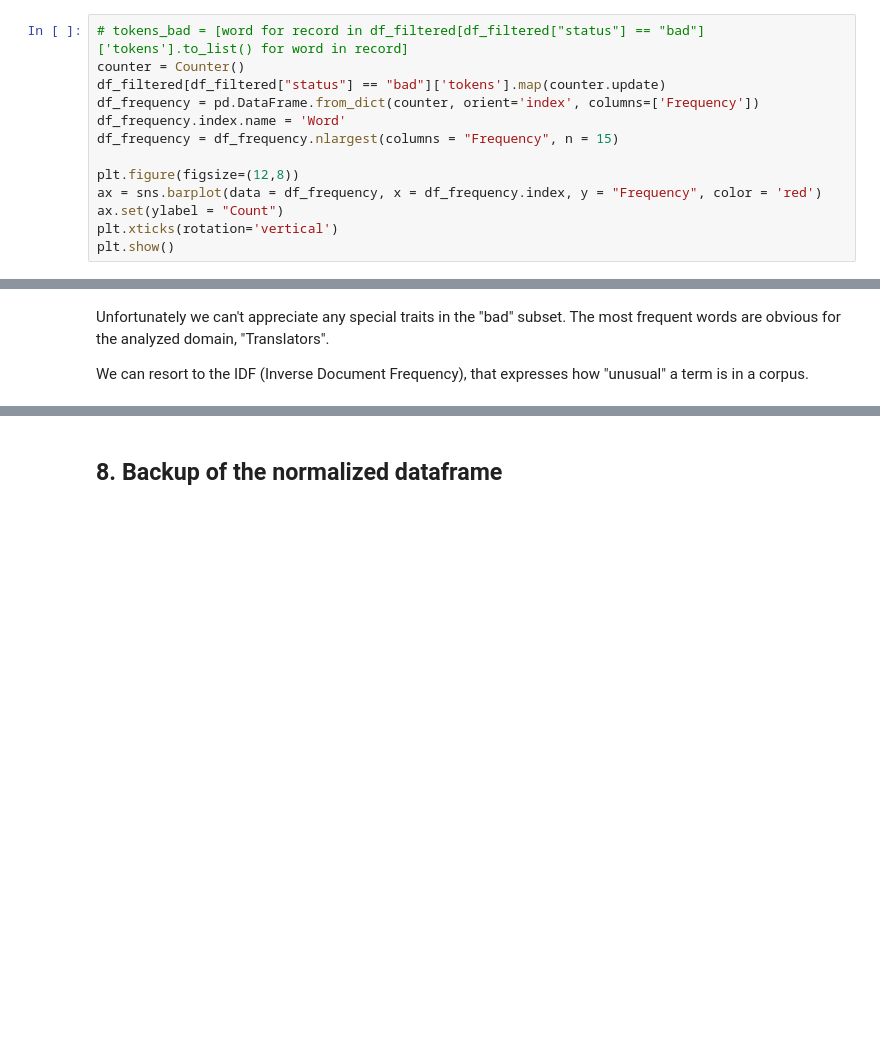
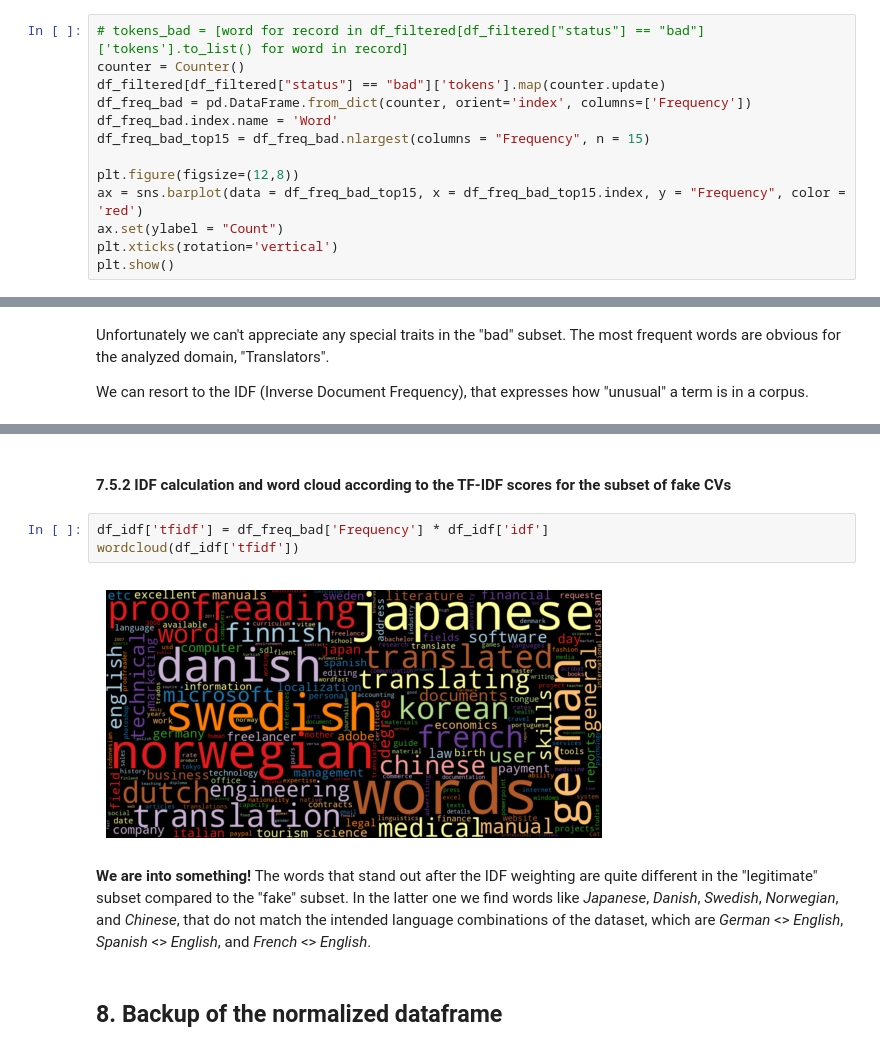
Before and after one commit to BaronCzerny/badtranslator, a Jupyter notebook: analysis/Analysis of the dataset.ipynb, the cells around one changed output, grey strips where cells are left out. Cells and saved outputs as stored; diff of their text form; blank space fills up the shorter version.

```diff
--- a/analysis/Analysis of the dataset.ipynb
+++ b/analysis/Analysis of the dataset.ipynb
@@ -312,12 +312,12 @@ plt.show()
 # tokens_bad = [word for record in df_filtered[df_filtered["status"] == "bad"]['tokens'].to_list() for word in record]
 counter = Counter()
 df_filtered[df_filtered["status"] == "bad"]['tokens'].map(counter.update)
-df_frequency = pd.DataFrame.from_dict(counter, orient='index', columns=['Frequency'])
-df_frequency.index.name = 'Word'
-df_frequency = df_frequency.nlargest(columns = "Frequency", n = 15)
+df_freq_bad = pd.DataFrame.from_dict(counter, orient='index', columns=['Frequency'])
+df_freq_bad.index.name = 'Word'
+df_freq_bad_top15 = df_freq_bad.nlargest(columns = "Frequency", n = 15)
 
 plt.figure(figsize=(12,8))
-ax = sns.barplot(data = df_frequency, x = df_frequency.index, y = "Frequency", color = 'red')
+ax = sns.barplot(data = df_freq_bad_top15, x = df_freq_bad_top15.index, y = "Frequency", color = 'red')
 ax.set(ylabel = "Count")
 plt.xticks(rotation='vertical')
 plt.show()
@@ -354,3 +377,12 @@ plt.show()
+# %% [markdown]
+#### 7.5.2 IDF calculation and word cloud according to the TF-IDF scores for the subset of fake CVs
+# %%
+df_idf['tfidf'] = df_freq_bad['Frequency'] * df_idf['idf']
+wordcloud(df_idf['tfidf'])
+# %% [output]
+[figure, added]
+# %% [markdown]
+**We are into something!** The words that stand out after the IDF weighting are quite different in the "legitimate" subset compared to the "fake" subset. In the latter one we find words like *Japanese*, *Danish*, *Swedish*, *Norwegian*, and *Chinese*, that do not match the intended language combinations of the dataset, which are *German* <> *English*, *Spanish* <> *English*, and *French* <> *English*.
 # %% [markdown]
 ## 8. Backup of the normalized dataframe
 # %%
```
Also changed, not shown: parts of 10 cells of this notebook, 1 other file.
